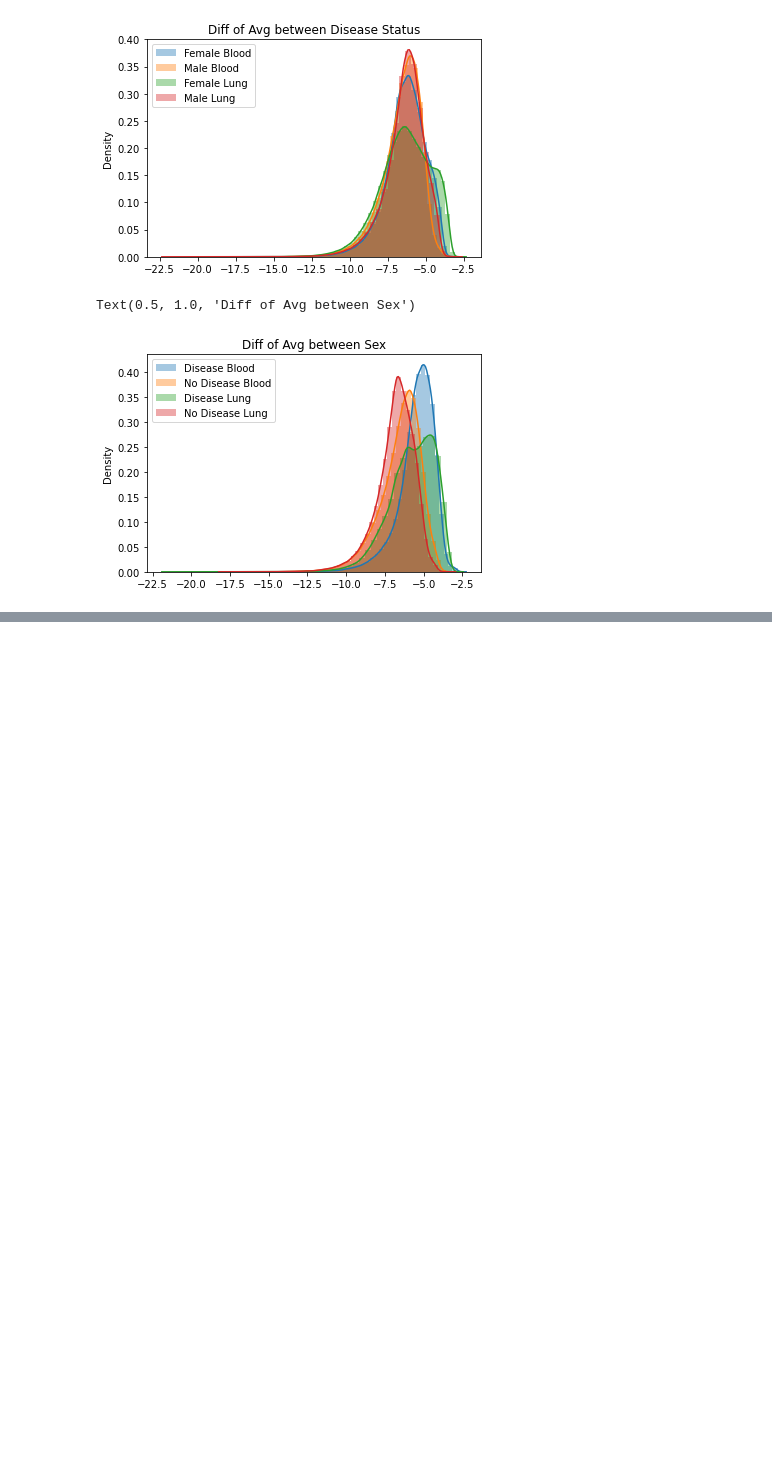
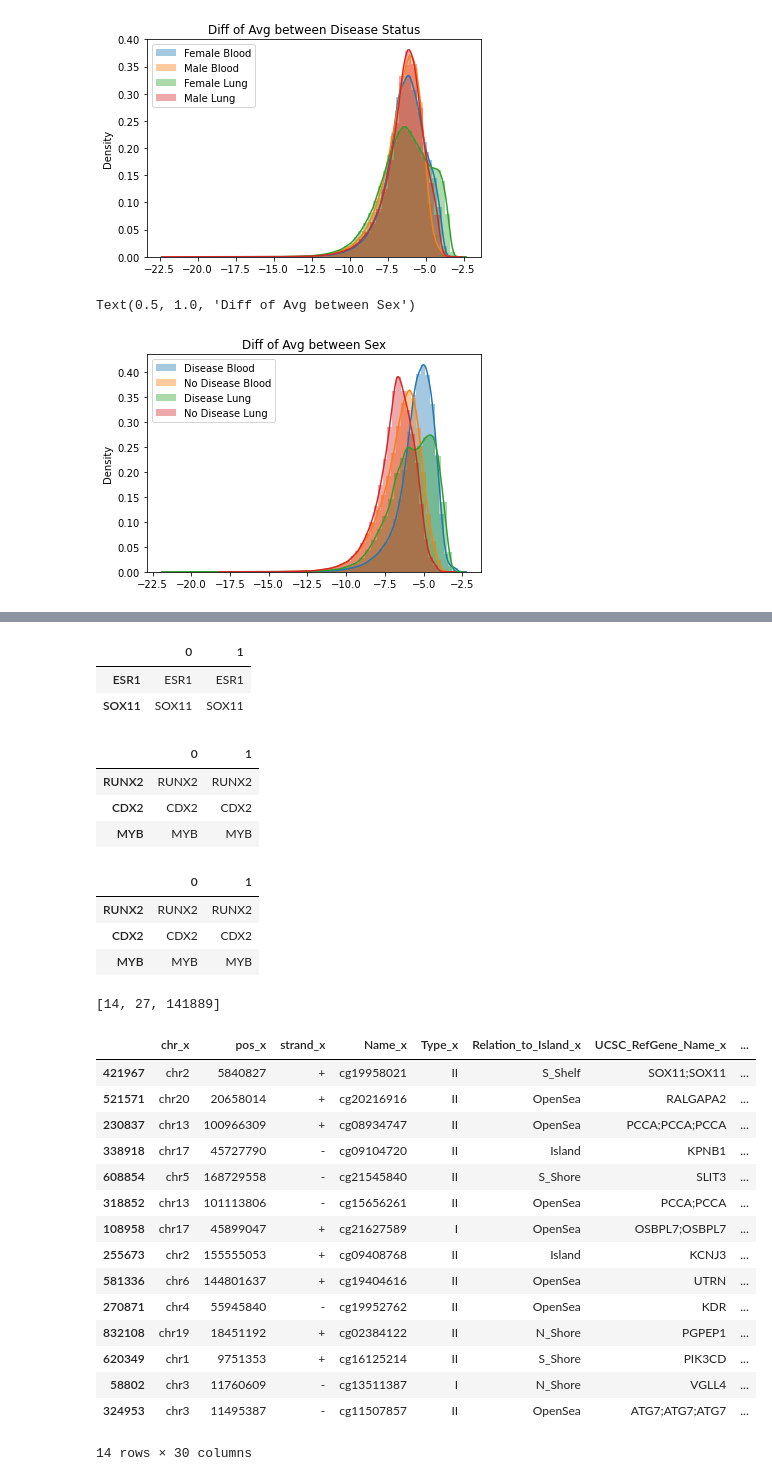
Before and after one commit to dcolinmorgan/mili_benchmark, a Jupyter notebook: sthlm_LTRC_B.ipynb, the cells around one changed output, grey strips where cells are left out. Drawn from its saved outputs; the diff is of its cells as text; code cells hidden in the pictures; blank space fills up the shorter version.

```diff
--- a/sthlm_LTRC_B.ipynb
+++ b/sthlm_LTRC_B.ipynb
@@ -799,0 +1216,7 @@ Text(0.5, 1.0, 'Diff of Avg between Sex')
+# %%
+bpvalss=bIPF.filter(like='pvals', axis=0)
+BB=multipletests(bpvalss.IPF,alpha=0.05, method='fdr_bh', is_sorted=False, returnsorted=False)
+bpvalss['corr_Pval']=BB[1]
+bb=bpvalss[BB[0]]
+bb=bb.sort_values('corr_Pval')
+bb=bb[bb.corr_Pval<.00000001]
@@ -799,0 +1230,72 @@ Text(0.5, 1.0, 'Diff of Avg between Sex')
+# %%
+ll.sort_values('IPF',ascending=False, inplace=True)
+bb.sort_values('IPF',ascending=False, inplace=True)
+bb.index=bb.index.str.replace('pvals', '')
+ll.index=ll.index.str.replace('pvals', '')
+# %%
+BBB=MAP.merge(bb,right_index=True,left_on='Name')
+IPFblood=(BBB[0:100].UCSC_RefGene_Name)#.to_list()
+pd.unique(IPFblood.str.split(';').str[0].tolist())
+# %%
+cc=pd.DataFrame(pd.unique(IPFblood.str.split(';').str[0].tolist()))
+
+cc.index=cc[0]
+TFs.index=TFs[1]
+cc.merge(TFs[1],left_index=True,right_index=True)
+# %% [output]
+|  | 0 | 1 |
+| ESR1 | ESR1 | ESR1 |
+| SOX11 | SOX11 | SOX11 |
+# %%
+# LLL=MAP.merge(ll,right_index=True,left_on='Name')
+# IPFlung=LLL[0:100].UCSC_RefGene_Name#.to_list()
+
+# cc=pd.DataFrame(pd.unique(IPFlung.str.split(';').str[0].tolist()))
+cc.index=cc[0]
+TFs.index=TFs[1]
+cc.merge(TFs[1],left_index=True,right_index=True)
+# TFs[TFs[1]=='PGR']
+# %% [output]
+|  | 0 | 1 |
+| RUNX2 | RUNX2 | RUNX2 |
+| CDX2 | CDX2 | CDX2 |
+| MYB | MYB | MYB |
+# %%
+
+BBB=BBB.dropna(subset=['UCSC_RefGene_Name','Name'])
+BBB=BBB.dropna(axis=1,how='any')
+BBB=BBB.sort_values('corr_Pval')
+BBB[BBB.corr_Pval>1E-20]
+BBB.to_csv('IPFblood.txt',sep='\t')
+
+LLL=LLL.dropna(subset=['UCSC_RefGene_Name','Name'])
+LLL=LLL.dropna(axis=1,how='any')
+LLL=LLL.sort_values('corr_Pval')
+LLL[LLL.corr_Pval>1E-20]
+LLL.to_csv('IPFlung.txt',sep='\t')
+# %% [output]
+|  | 0 | 1 |
+| RUNX2 | RUNX2 | RUNX2 |
+| CDX2 | CDX2 | CDX2 |
+| MYB | MYB | MYB |
+# %%
+print([len(BBB.merge(LLL,right_index=True,left_index=True)),len(BBB),len(LLL)])
+BBB.merge(LLL,right_index=True,left_index=True)
+# %% [output]
+[14, 27, 141889]
+|  | chr_x | pos_x | strand_x | Name_x | Type_x | Relation_to_Island_x | UCSC_RefGene_Name_x | ... |
+| 421967 | chr2 | 5840827 | + | cg19958021 | II | S_Shelf | SOX11;SOX11 | ... |
+| 521571 | chr20 | 20658014 | + | cg20216916 | II | OpenSea | RALGAPA2 | ... |
+| 230837 | chr13 | 100966309 | + | cg08934747 | II | OpenSea | PCCA;PCCA;PCCA | ... |
+| 338918 | chr17 | 45727790 | - | cg09104720 | II | Island | KPNB1 | ... |
+| 608854 | chr5 | 168729558 | - | cg21545840 | II | S_Shore | SLIT3 | ... |
+| 318852 | chr13 | 101113806 | - | cg15656261 | II | OpenSea | PCCA;PCCA | ... |
+| 108958 | chr17 | 45899047 | + | cg21627589 | I | OpenSea | OSBPL7;OSBPL7 | ... |
+| 255673 | chr2 | 155555053 | + | cg09408768 | II | Island | KCNJ3 | ... |
+| 581336 | chr6 | 144801637 | + | cg19404616 | II | OpenSea | UTRN | ... |
+| 270871 | chr4 | 55945840 | - | cg19952762 | II | OpenSea | KDR | ... |
+| 832108 | chr19 | 18451192 | + | cg02384122 | II | N_Shore | PGPEP1 | ... |
+| 620349 | chr1 | 9751353 | + | cg16125214 | II | S_Shore | PIK3CD | ... |
+| 58802 | chr3 | 11760609 | - | cg13511387 | I | N_Shore | VGLL4 | ... |
+| 324953 | chr3 | 11495387 | - | cg11507857 | II | OpenSea | ATG7;ATG7;ATG7 | ... |
+14 rows × 30 columns
```
Also changed, not shown: parts of 59 cells of this notebook, 44 other files.
